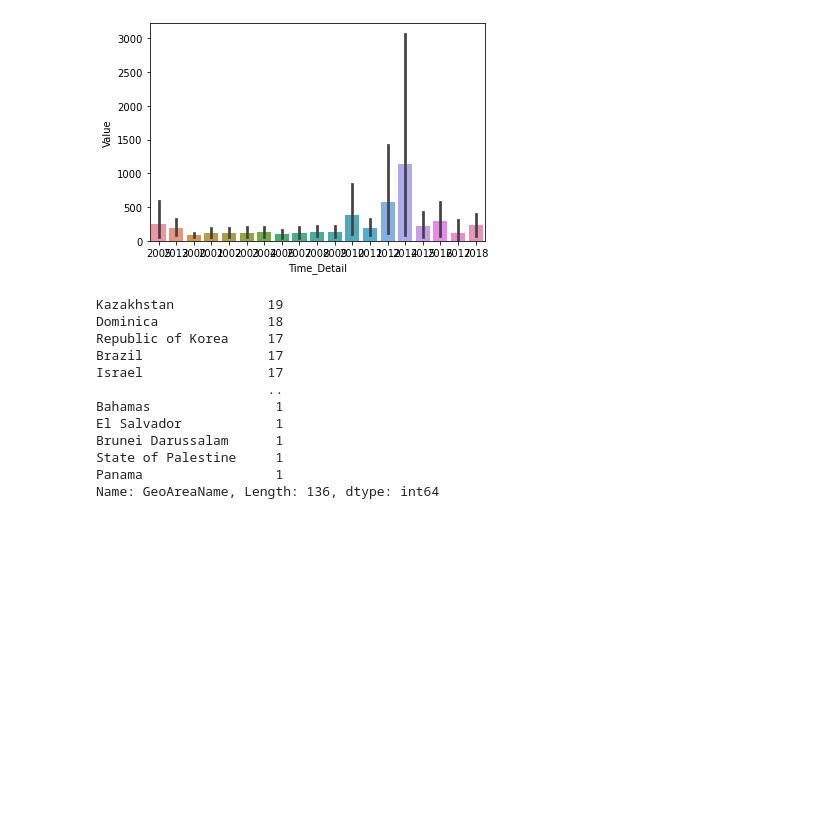
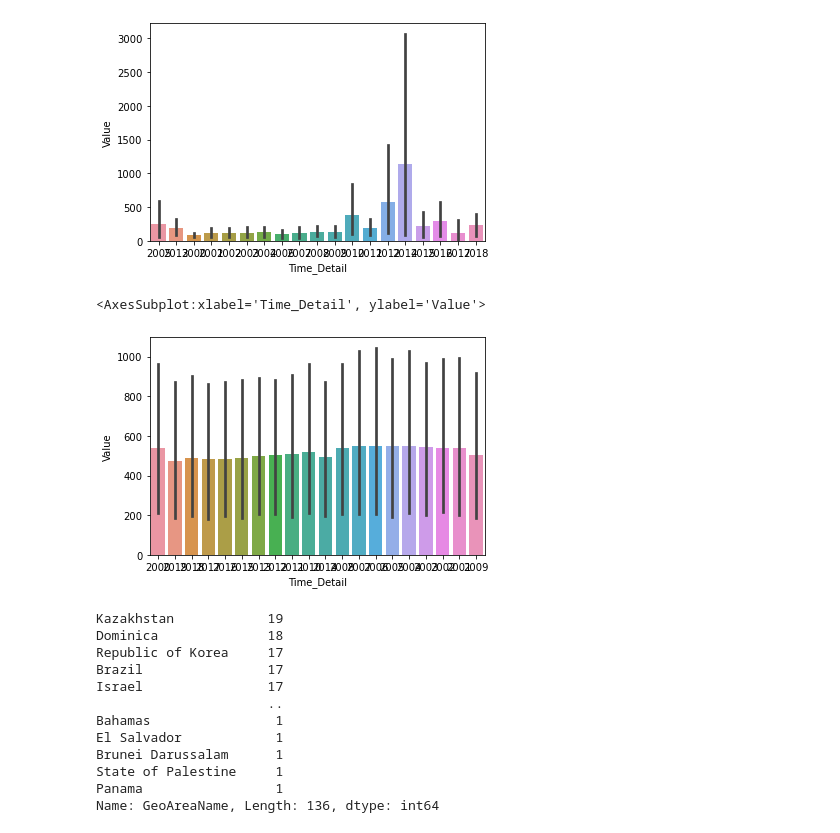
Before and after one commit to dfg2021/team-26, a Jupyter notebook: Data_For_Good_Clean.ipynb, the cells around one changed output. Saved outputs shown, nothing was run; the diff lists cells and outputs as text; code cells hidden in the pictures; blank space fills up the shorter version.

```diff
--- a/Data_For_Good_Clean.ipynb
+++ b/Data_For_Good_Clean.ipynb
@@ -15,5 +15,4 @@ data = pd.read_excel(r'.\\Goal13.xlsx')
 clean = pd.DataFrame(data, columns=['SeriesCode', 'SeriesDescription', 'GeoAreaName', 'Value', 'Time_Detail'])
 
 emdata = clean.groupby(["SeriesCode"]).get_group('EN_ATM_GHGT_NAIP')
-
-print(emdata.tail())
+anemdata = clean.groupby(["SeriesCode"]).get_group('EN_ATM_GHGT_AIP').sort_values(by=['GeoAreaName'], ascending='False')
@@ -63,6 +63,11 @@ sns.barplot(data = emdata, x = "Time_Detail", y = "Value")
 # %% [output]
 <AxesSubplot:xlabel='Time_Detail', ylabel='Value'>
 [figure]
+# %%
+sns.barplot(data = anemdata, x = "Time_Detail", y = "Value")
+# %% [output]
+<AxesSubplot:xlabel='Time_Detail', ylabel='Value'>
+[figure, added]
 # %%
 emdata["GeoAreaName"].value_counts()
 # %% [output]
```
Also changed, not shown: parts of 5 cells of this notebook.
